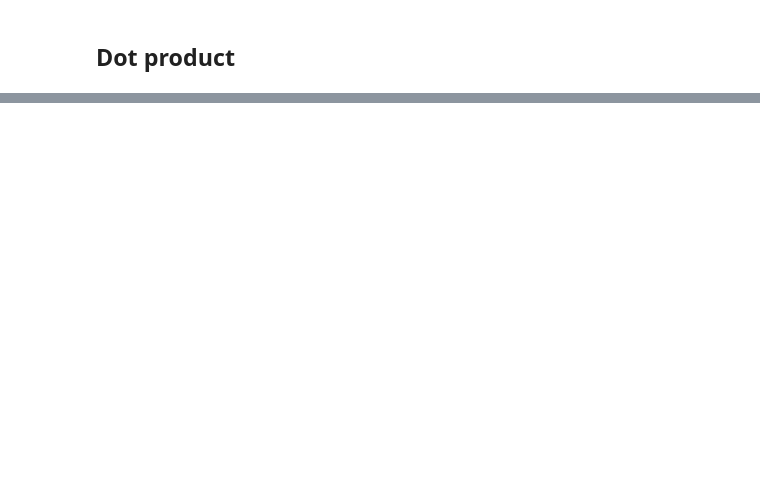
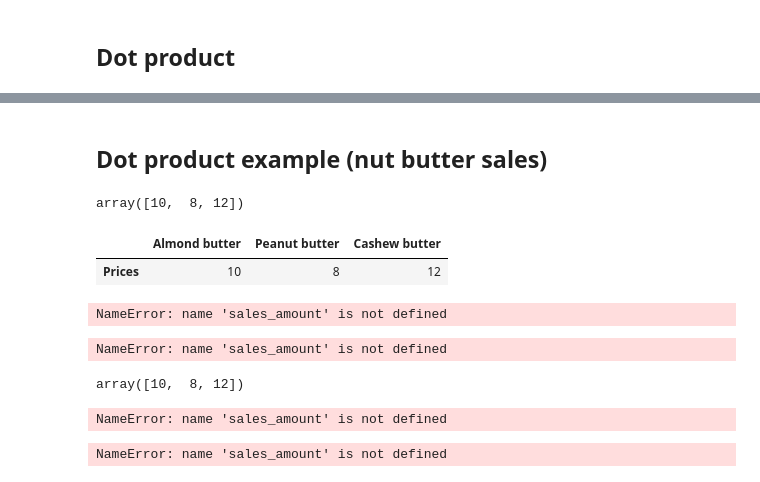
Before and after one commit to alvintoh/ml-ds-bootcamp-2021, a Jupyter notebook: sample_project/introduction-to-numpy.ipynb, the cells around one changed output, grey strips where cells are left out. Cells and saved outputs as stored; diff of their text form; code cells hidden in the pictures; blank space fills up the shorter version.

```diff
--- a/sample_project/introduction-to-numpy.ipynb
+++ b/sample_project/introduction-to-numpy.ipynb
@@ -723,0 +635,2 @@ mat3.shape
+# %% [markdown]
+## Dot product example (nut butter sales)
@@ -723,0 +648,37 @@ mat3.shape
+# %%
+# Create prices array
+prices = np.array([10, 8, 12])
+prices
+# %% [output]
+array([10,  8, 12])
+# %%
+# Create butter_prices DataFrame
+butter_prices = pd.DataFrame(prices.reshape(1,3),
+                            index=["Prices"],
+                            columns=["Almond butter", "Peanut butter", "Cashew butter"])
+butter_prices
+# %% [output]
+|  | Almond butter | Peanut butter | Cashew butter |
+| Prices | 10 | 8 | 12 |
+# %%
+sales_amount
+# %% [output]
+NameError: name 'sales_amount' is not defined
+# %%
+sales_amount.shape
+# %% [output]
+NameError: name 'sales_amount' is not defined
+# %%
+prices
+# %% [output]
+array([10,  8, 12])
+# %%
+total_sales = prices.dot(sales_amount)
+# %% [output]
+NameError: name 'sales_amount' is not defined
+# %%
+# Shape aren't aligned, lets's transpose
+total_sales = prices.dot(sales_amount.T)
+total_sales
+# %% [output]
+NameError: name 'sales_amount' is not defined
```
Also changed, not shown: parts of 69 cells of this notebook, 3 other files.
